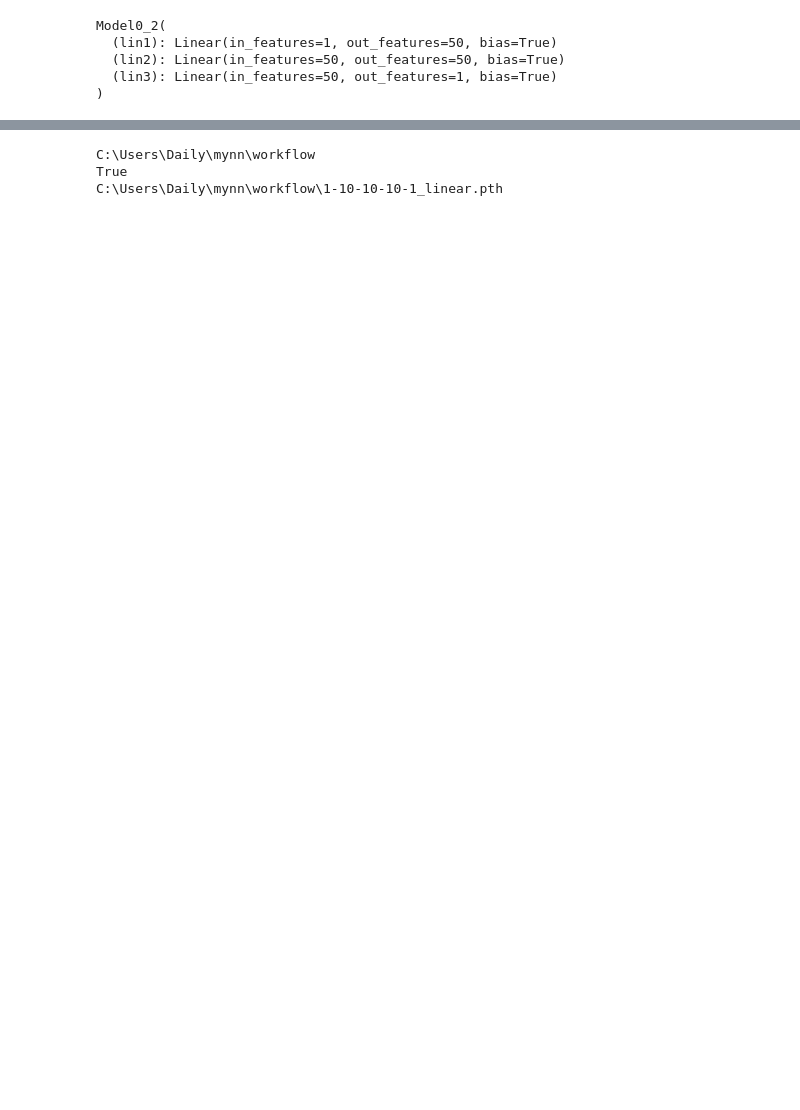
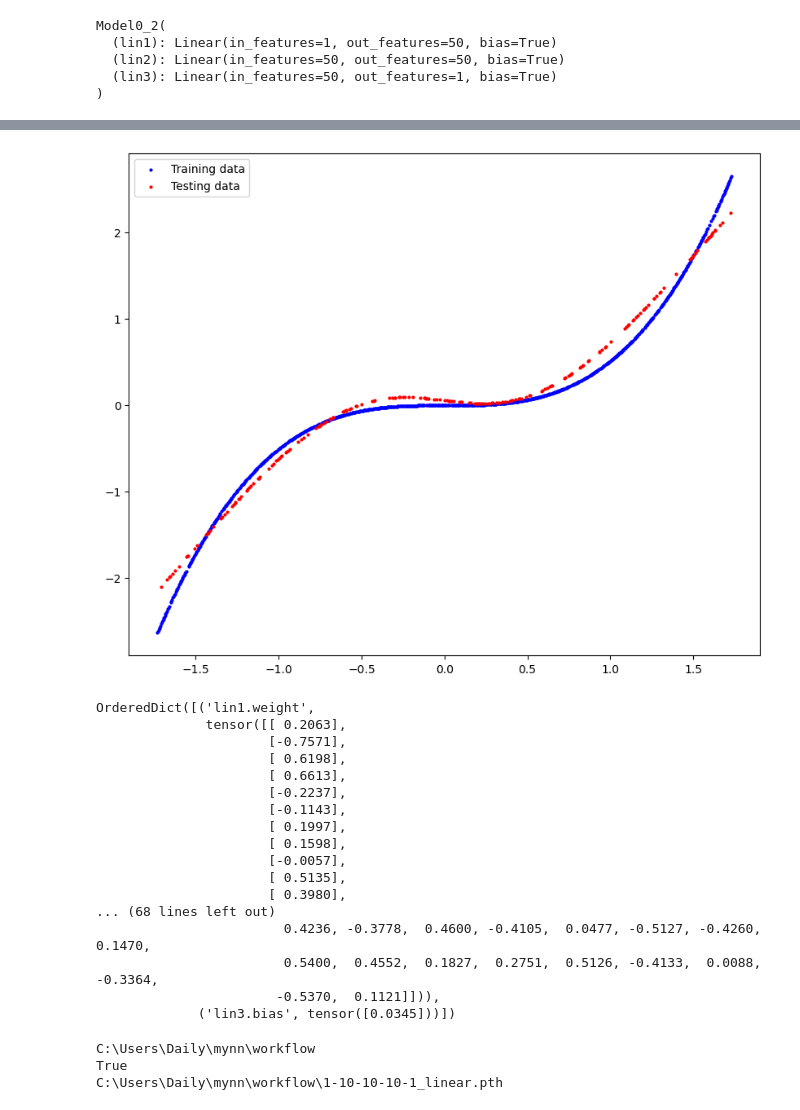
Before and after one commit to Dailylulll/nnjn, a Jupyter notebook: workflow/workflow1.1.ipynb, the cells around one changed output, grey strips where cells are left out. Saved outputs shown, nothing was run; the diff lists cells and outputs as text; code cells hidden in the pictures; blank space fills up the shorter version.

```diff
--- a/workflow/workflow1.1.ipynb
+++ b/workflow/workflow1.1.ipynb
@@ -152,5 +162,26 @@ with torch.inference_mode():
 # %%
-# eval model -- tensorboard, events, profiler
+# eval model -- tensorboard, events, profiler, take predictions overtime and create a seaborn graph
+train_v_test(train_data, train_label, test_data, preds.numpy())
+model.state_dict()
+# %% [output]
+[figure, added]
+OrderedDict([('lin1.weight',
+              tensor([[ 0.2063],
+                      [-0.7571],
+                      [ 0.6198],
+                      [ 0.6613],
+                      [-0.2237],
+                      [-0.1143],
+                      [ 0.1997],
+                      [ 0.1598],
+                      [-0.0057],
+                      [ 0.5135],
+                      [ 0.3980],
+... (68 lines left out)
+                        0.4236, -0.3778,  0.4600, -0.4105,  0.0477, -0.5127, -0.4260,  0.1470,
+                        0.5400,  0.4552,  0.1827,  0.2751,  0.5126, -0.4133,  0.0088, -0.3364,
+                       -0.5370,  0.1121]])),
+             ('lin3.bias', tensor([0.0345]))])
 # %%
 # eval learning, scatterplots, learning rate, confusion matrixes
 # %%
```
Also changed, not shown: parts of 10 cells of this notebook, 18 other files.
